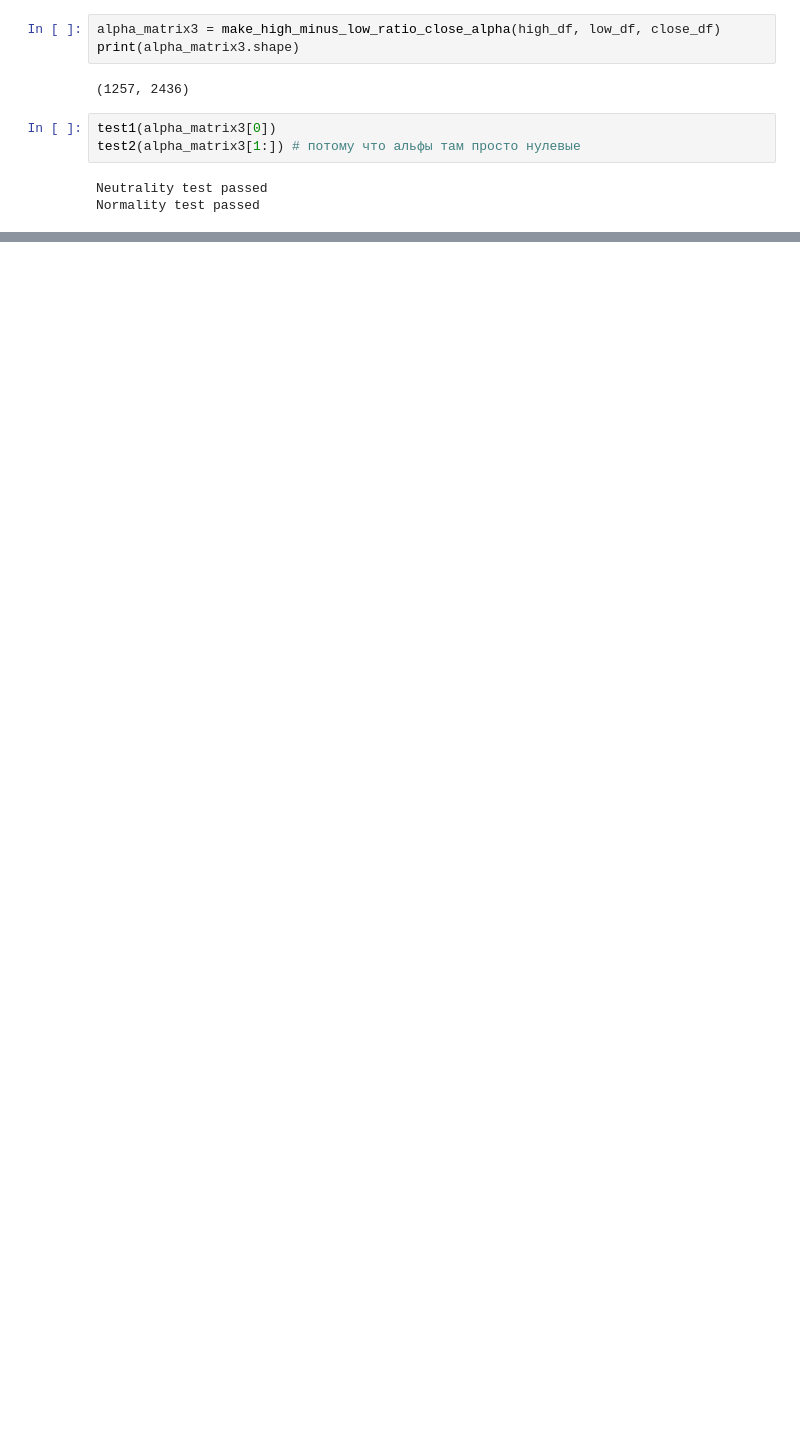
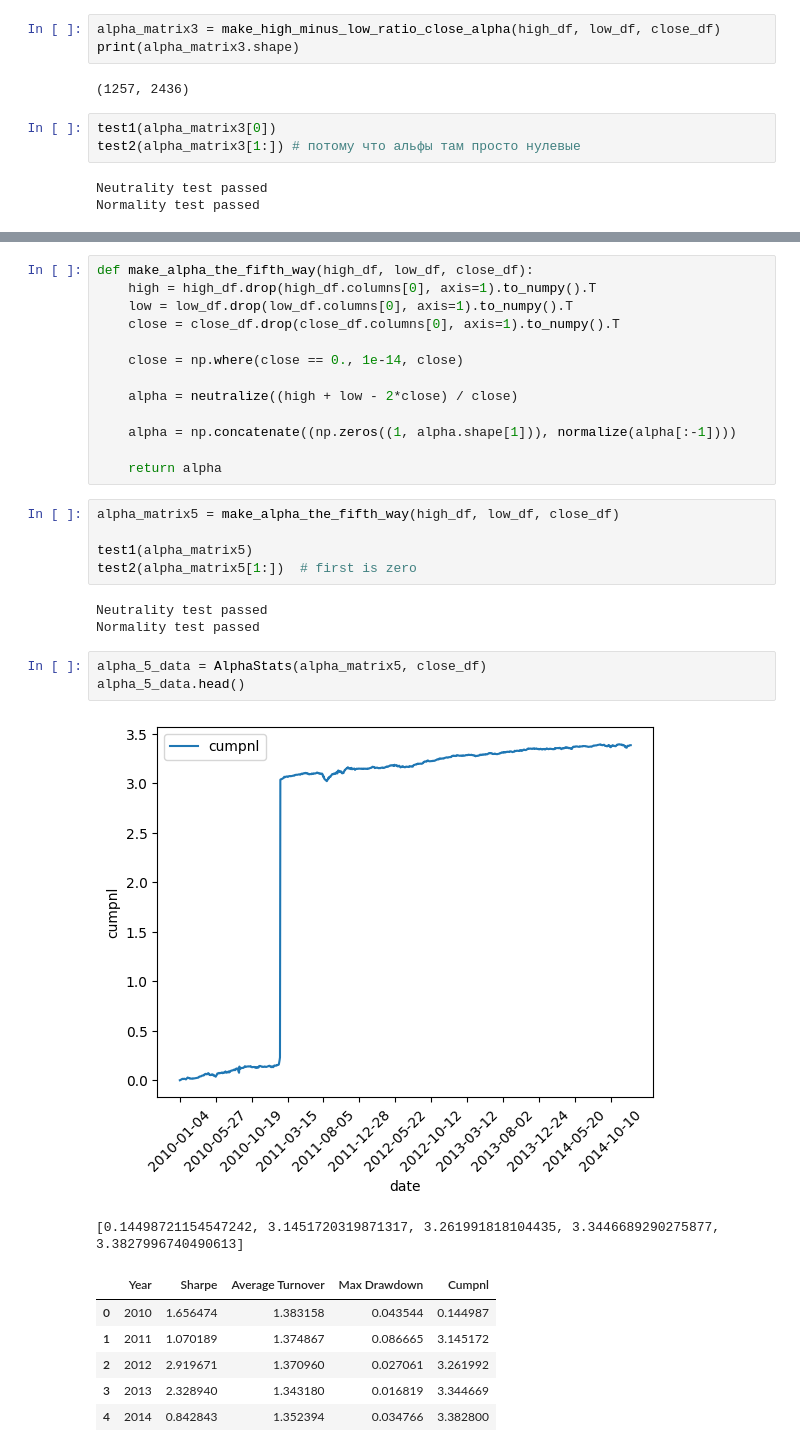
Before and after one commit to Kasymkhankhubiyev/Sirius-Uni, a Jupyter notebook: DerivativesControl/Task2.ipynb, the cells around one changed output, grey strips where cells are left out. Cells and saved outputs as stored; diff of their text form; blank space fills up the shorter version.

```diff
--- a/DerivativesControl/Task2.ipynb
+++ b/DerivativesControl/Task2.ipynb
@@ -175,0 +313,33 @@ alpha_3_data.head()
+# %%
+def make_alpha_the_fifth_way(high_df, low_df, close_df):
+    high = high_df.drop(high_df.columns[0], axis=1).to_numpy().T
+    low = low_df.drop(low_df.columns[0], axis=1).to_numpy().T
+    close = close_df.drop(close_df.columns[0], axis=1).to_numpy().T
+
+    close = np.where(close == 0., 1e-14, close)
+
+    alpha = neutralize((high + low - 2*close) / close)
+
+    alpha = np.concatenate((np.zeros((1, alpha.shape[1])), normalize(alpha[:-1])))
+
+    return alpha
+# %%
+alpha_matrix5 = make_alpha_the_fifth_way(high_df, low_df, close_df)
+
+test1(alpha_matrix5)
+test2(alpha_matrix5[1:])  # first is zero
+# %% [output]
+Neutrality test passed
+Normality test passed
+# %%
+alpha_5_data = AlphaStats(alpha_matrix5, close_df)
+alpha_5_data.head()
+# %% [output]
+[figure, added]
+[0.14498721154547242, 3.1451720319871317, 3.261991818104435, 3.3446689290275877, 3.3827996740490613]
+|  | Year | Sharpe | Average Turnover | Max Drawdown | Cumpnl |
+| 0 | 2010 | 1.656474 | 1.383158 | 0.043544 | 0.144987 |
+| 1 | 2011 | 1.070189 | 1.374867 | 0.086665 | 3.145172 |
+| 2 | 2012 | 2.919671 | 1.370960 | 0.027061 | 3.261992 |
+| 3 | 2013 | 2.328940 | 1.343180 | 0.016819 | 3.344669 |
+| 4 | 2014 | 0.842843 | 1.352394 | 0.034766 | 3.382800 |
```
Also changed, not shown: parts of 25 cells of this notebook, 2 other files.
